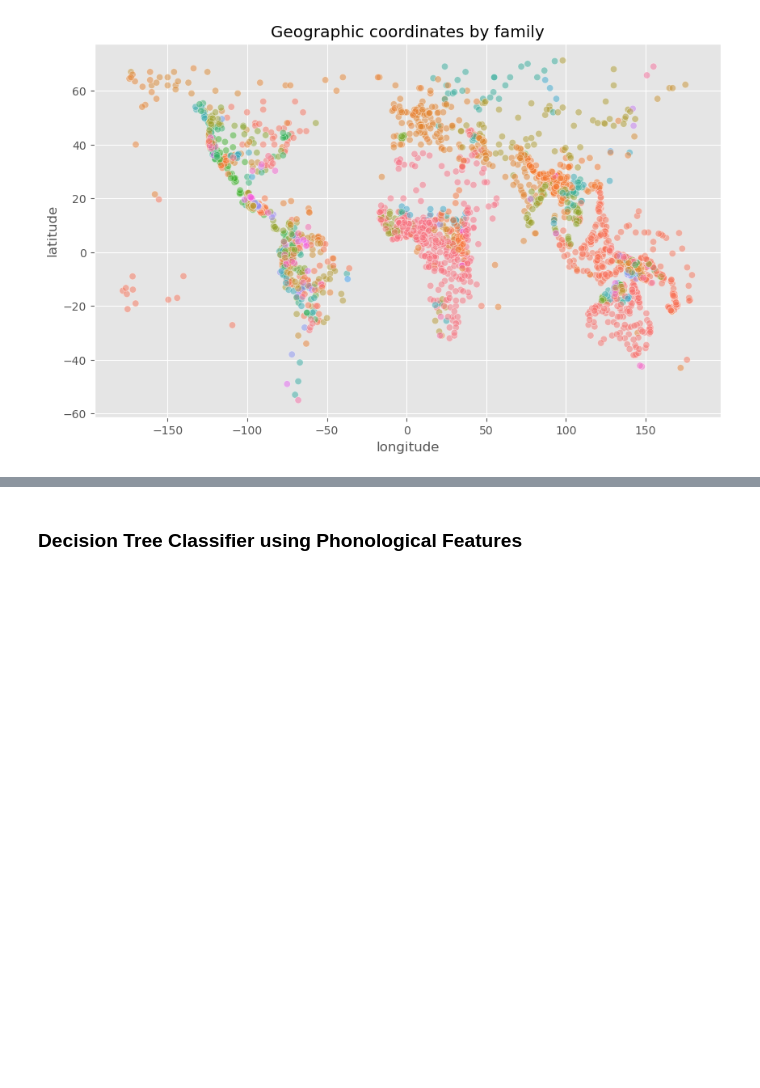
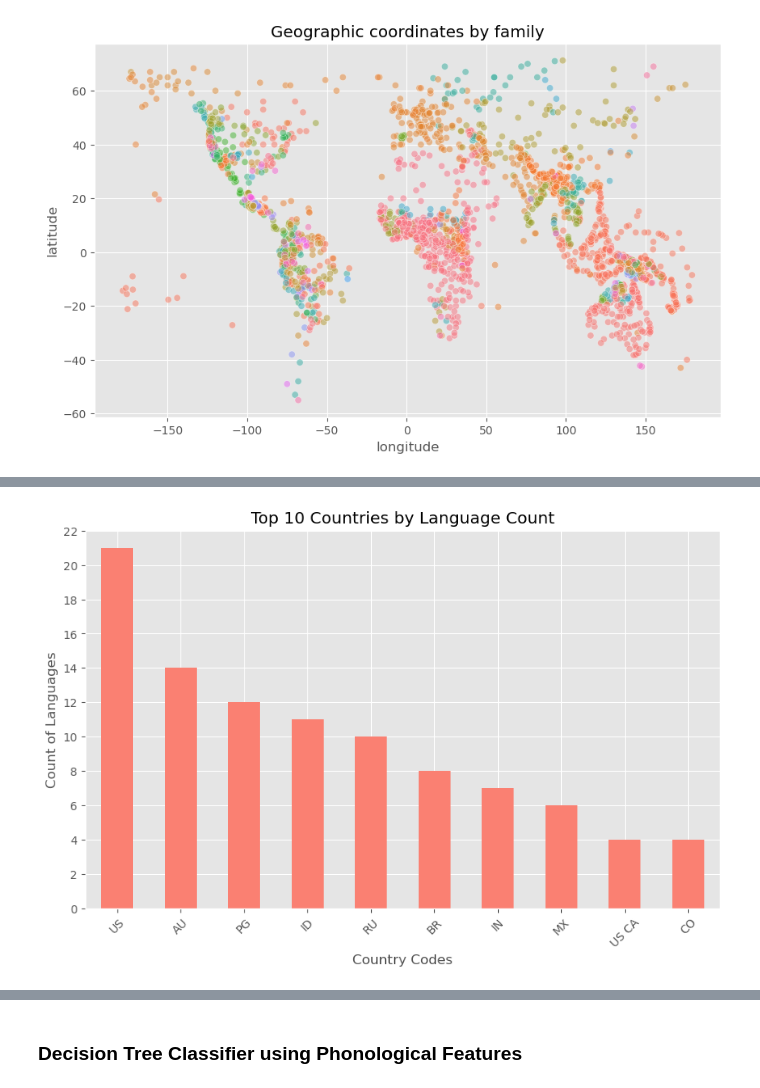
Before and after one commit to pngyn/ds-project, a Jupyter notebook: 02-Milestone.ipynb, the cells around one changed output, grey strips where cells are left out. Cells and saved outputs as stored; diff of their text form; code cells hidden in the pictures; blank space fills up the shorter version.

```diff
--- a/02-Milestone.ipynb
+++ b/02-Milestone.ipynb
@@ -343,0 +355,15 @@ plt.show()
+# %%
+#filter on countrycodes
+country_count = sample200['countrycodes'].value_counts()
+country_count
+#barchart of country counts
+country_count_top10 = country_count.head(10)
+ax = country_count_top10.plot(kind='bar', color = 'salmon')
+ax.set_ylabel('Count of Languages')
+ax.set_xlabel('Country Codes')
+ax.set_title('Top 10 Countries by Language Count')
+xticks = plt.xticks(rotation=45)
+ax.set_yticks(range(0, 24, 2))
+plt.show()
+# %% [output]
+[figure, added]
```
Also changed, not shown: parts of 12 cells of this notebook, 2 other files.
